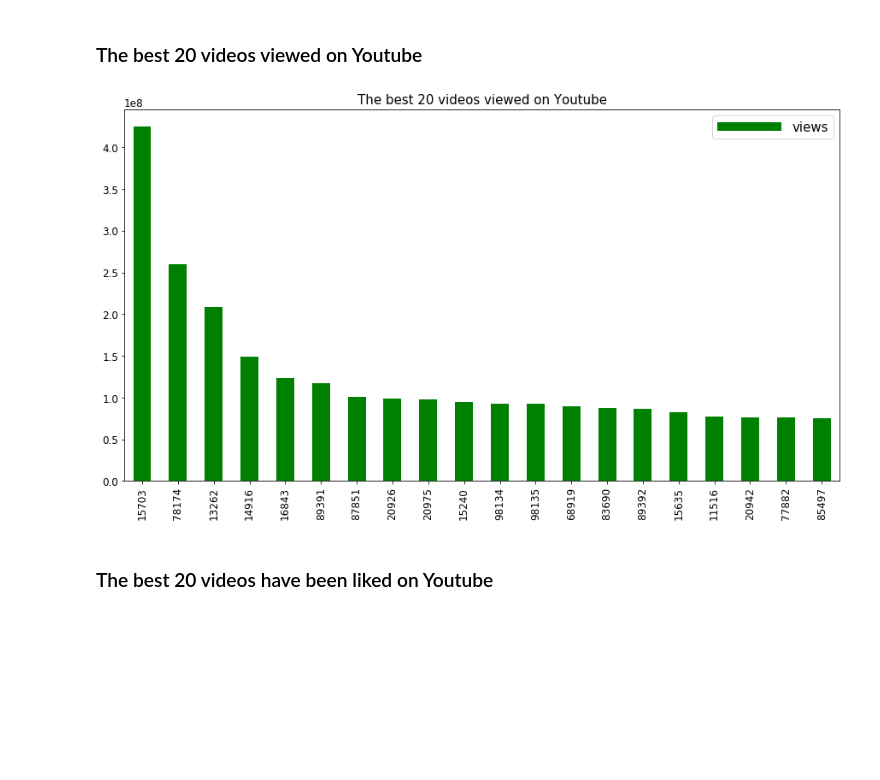
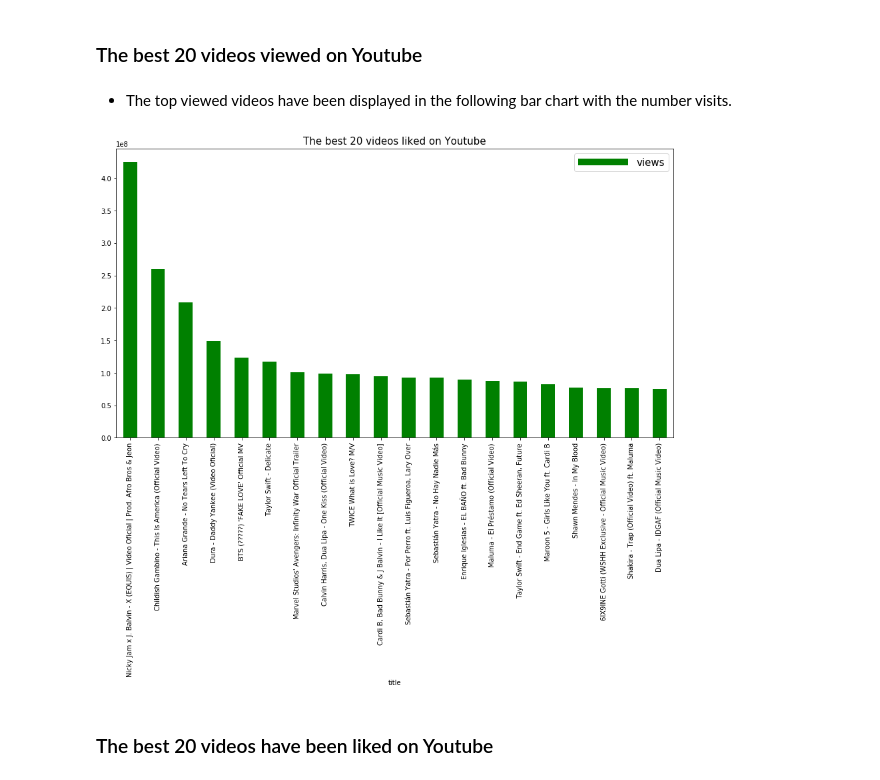
Before and after one commit to emami06/TrendingVideoYouTube, a Jupyter notebook: YouTube+EDA.ipynb, the cells around one changed output. Saved outputs shown, nothing was run; the diff lists cells and outputs as text; code cells hidden in the pictures; blank space fills up the shorter version.

```diff
--- a/YouTube+EDA.ipynb
+++ b/YouTube+EDA.ipynb
@@ -239,14 +129,16 @@ plt.show()
 # %% [markdown]
 ### The best 20 videos viewed on Youtube
+# %% [markdown]
+- The top viewed videos have been displayed in the following bar chart with the number visits.
 # %%
 list = data[["title","views"]].sort_values(by="views",ascending=True)
 
-list.sort_values(by="views",ascending=False).head(20).plot.bar(figsize=(15,8), color = 'g')
-plt.title("The best 20 videos viewed on Youtube", fontsize=15)
+list.sort_values(by="views",ascending=False).set_index("title").head(20).plot.bar(figsize=(15,8), color = 'g')
+plt.title("The best 20 videos liked on Youtube", fontsize=15)
 plt.legend(handlelength=5, fontsize  = 15)
 plt.show()
 # %% [output]
-[figure, old version]
+[figure, new version]
 # %% [markdown]
 ### The best 20 videos have been liked on Youtube
 # %%
```
Also changed, not shown: parts of 75 cells of this notebook.
